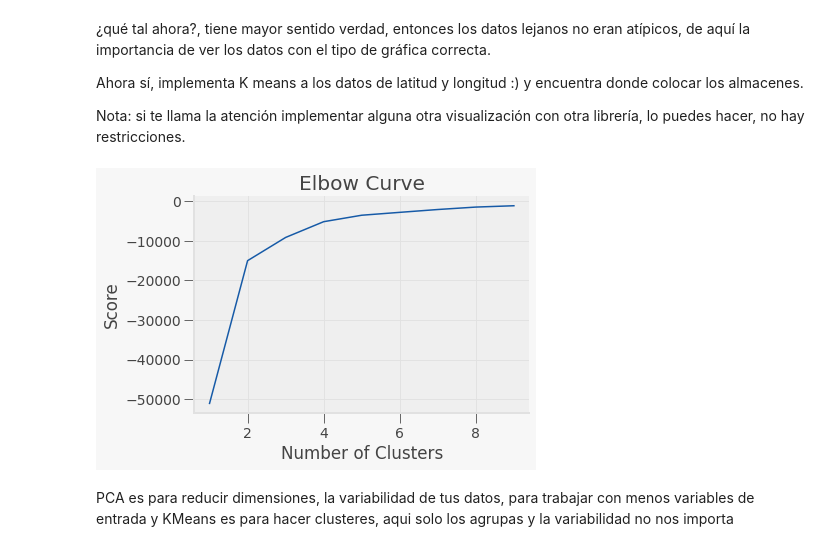
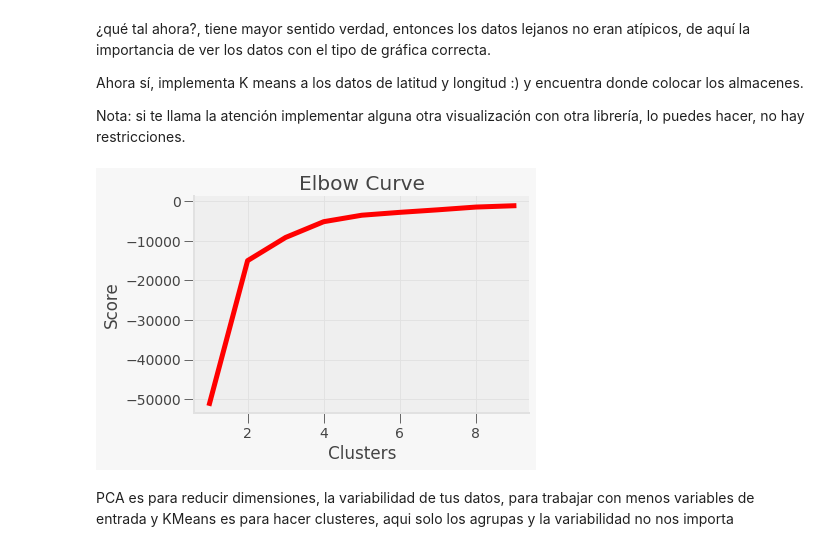
Before and after one commit to PosgradoMNA/actividades-de-aprendizaje-A01793546-Ariel-Corral-Leon, a Jupyter notebook: Semana_7_Notebook2_A01793546.ipynb, the cells around one changed output. Saved outputs shown, nothing was run; the diff lists cells and outputs as text; code cells hidden in the pictures.

```diff
--- a/Semana_7_Notebook2_A01793546.ipynb
+++ b/Semana_7_Notebook2_A01793546.ipynb
@@ -222,30 +222,30 @@ Nota: si te llama la atención implementar alguna otra visualización con otra l
 # %%
 from sklearn.cluster import KMeans
 
 #Quie es un cluster? es una agrupacion de elementos, en este caso de los puntos que representan las tiendas, para este caso podemos visualizar una clusterizacion como una region.
 #Asi como lo ven lo escribi mientras que rigo explicaba, soy buen mecanografo.
 K_clusters = range(1,10)
 kmeans = [KMeans(n_clusters=i) for i in K_clusters] #Aqui vamos evaluadno el kmeans en un numero de clusters, para ver cual es el mejor
 #Cada cluster, para terminos del ejercicio, sera un almacen estimado, para un grupo de tiendas kmean
 Y_axis = latlong[['latitude']]
 X_axis = latlong[['longitude']]
 score = [kmeans[i].fit(Y_axis).score(Y_axis) for i in range(len(kmeans))] #Evalua tus componentes minimos,
 #El score es la suma de las distancias del centroide a sus "k" vecinos más cercanos, entre menos vecinos el valor es más grande y es negativa
 
 # Visualize
-plt.plot(K_clusters, score)
-plt.xlabel('Number of Clusters')
+plt.plot(K_clusters, score,'r-', linewidth=5)
+plt.xlabel('Clusters')
 plt.ylabel('Score')
 plt.title('Elbow Curve')
 plt.show()
 
 #Em el codo se ve que el 3 es lo mas mejor, porque a partir de ahi ya empieza a sobre entrenarse haciendo un kmean para cada tienda, y no teniendo una agrupacion de tiendas cercanas
 #Los vaores en y son las latitudes, la companera elmy esta con mucho trabajo, y no ha leido, ahi se los dejo para que le reclamen despues,
 #El metodo elbow curve, nos permite ver la candida de tiendas que necesitamos
 #Dangeti, P. (2017). The elbow method. In Statistics for Machine Learning. Birmingham, UK: O´REILLY.
 #https://learning.oreilly.com/library/view/statistics-for-machine/9781788295758/c71ea970-0f3c-4973-8d3a-b09a7a6553c1.xhtml#:~:text=The%20elbow%20method%20is%20used,by%20different%20values%20of%20k.
 # %% [output]
-[figure, old version]
+[figure, new version]
 # %% [markdown]
 PCA es para reducir dimensiones, la variabilidad de tus datos, para trabajar con menos variables de entrada y KMeans es para hacer clusteres, aqui solo los agrupas y la variabilidad no nos importa
 # %%
```
Also changed, not shown: parts of 4 cells of this notebook.
